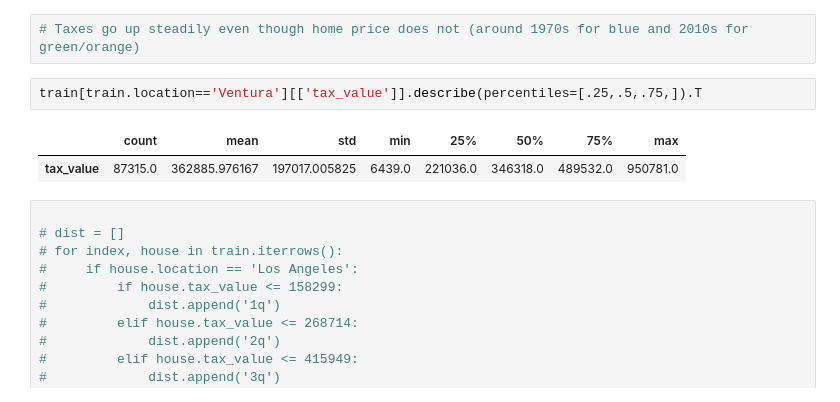
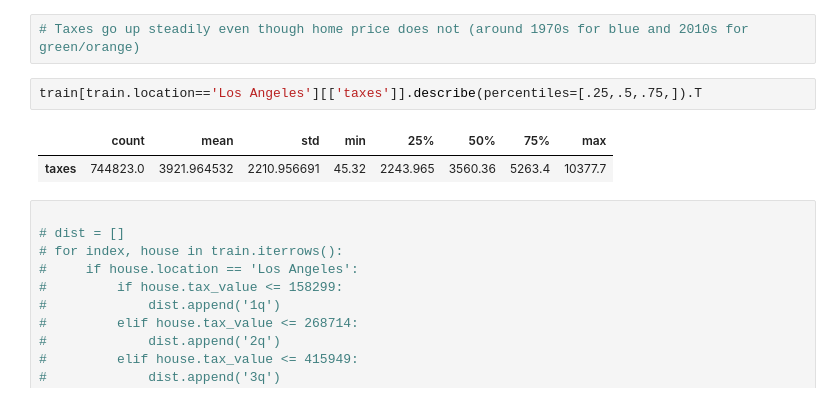
Before and after one commit to morgancross2/regression-exercises, a Jupyter notebook: explore.ipynb, the cells around one changed output. Cells and saved outputs as stored; diff of their text form.

```diff
--- a/explore.ipynb
+++ b/explore.ipynb
@@ -126,10 +134,10 @@ plt.show()
 # %%
 # Taxes go up steadily even though home price does not (around 1970s for blue and 2010s for green/orange)
 # %%
-train[train.location=='Ventura'][['tax_value']].describe(percentiles=[.25,.5,.75,]).T
+train[train.location=='Los Angeles'][['taxes']].describe(percentiles=[.25,.5,.75,]).T
 # %% [output]
 |  | count | mean | std | min | 25% | 50% | 75% | max |
-| tax_value | 87315.0 | 362885.976167 | 197017.005825 | 6439.0 | 221036.0 | 346318.0 | 489532.0 | 950781.0 |
+| taxes | 744823.0 | 3921.964532 | 2210.956691 | 45.32 | 2243.965 | 3560.36 | 5263.4 | 10377.7 |
 # %%
 
 # dist = []
```
Also changed, not shown: parts of 31 cells of this notebook.
